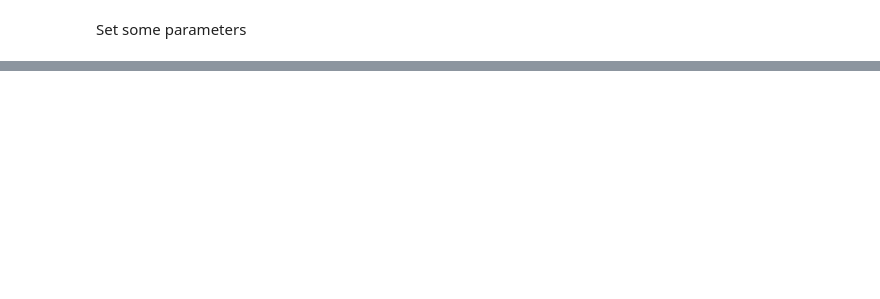
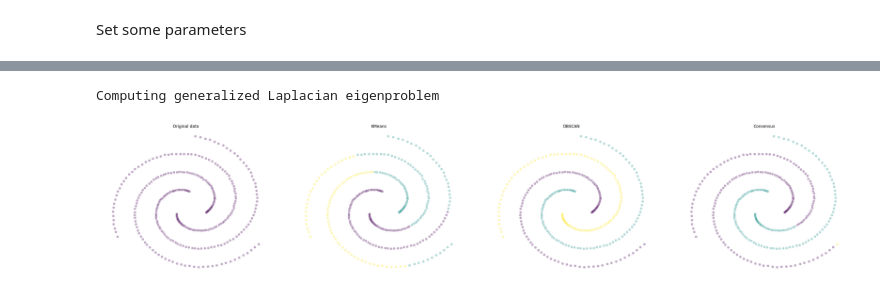
Before and after one commit to clustertoolsgroup/clustertools_project, a Jupyter notebook: even_more_examples.ipynb, the cells around one changed output, grey strips where cells are left out. Saved outputs shown, nothing was run; the diff lists cells and outputs as text; code cells hidden in the pictures; blank space fills up the shorter version.

```diff
--- a/even_more_examples.ipynb
+++ b/even_more_examples.ipynb
@@ -163,0 +184,59 @@ Finished after 0:00:00.043312
+# %%
+# Init
+data = spiral
+no_labels = [0] * len(data)
+
+# Fit DBSCAN and KMeans
+dbscan_obj = density.DBSCAN(data, eps=0.6, minPts=5, verbose=False)
+dbscan_labels = dbscan_obj.cluster_labels
+for i in range(len(dbscan_labels)):
+    if dbscan_labels[i] == 'noise':
+        dbscan_labels[i] = 0
+dbscan_obj2 = density.DBSCAN(data, eps=1, minPts=10, verbose=False)
+dbscan_labels2 = dbscan_obj2.cluster_labels
+for i in range(len(dbscan_labels2)):
+    if dbscan_labels2[i] == 'noise':
+        dbscan_labels2[i] = 0
+k = 3
+num_clusterings = 10
+kmeans_objects = []
+dbscan_objects = [dbscan_obj]*num_clusterings
+for i in range(num_clusterings):
+    kmeans_obj = cl_dist.KMeans(data, k=i+3, verbose=False)
+    kmeans_labels = kmeans_obj.cluster_labels
+    kmeans_objects.append(kmeans_obj)
+
+kmeans_obj = cl_dist.KMeans(data, k, verbose=False)
+kmeans_labels = kmeans_obj.cluster_labels
+kmeans_obj2 = cl_dist.KMeans(data, k, verbose=False)
+kmeans_labels2 = kmeans_obj2.cluster_labels
+
+# Fit consensus
+#clusterings = [*kmeans_objects, *dbscan_objects]
+#clusterings = [*kmeans_objects]
+clusterings = [kmeans_obj, dbscan_obj]
+recluster_what = 'points'
+how = 'spectral'
+consensus_obj = consensus.Consensus(clusterings=clusterings, k=k, recluster_what=recluster_what, how=how, verbose=False)
+consensus_labels = consensus_obj.cluster_labels
+
+# Plot results
+#labels = [no_labels, kmeans_labels, kmeans_labels2, dbscan_labels, dbscan_labels2, consensus_labels]
+labels = [no_labels, kmeans_labels, dbscan_labels, consensus_labels]
+num_plots = 4
+f, axarr = plt.subplots(1,num_plots, figsize=(40,8))
+
+for i in range(num_plots):
+    axarr[i].scatter(data[:, 0], data[:, 1], alpha=.3, c=labels[i])
+    axarr[i].axis('off')
+
+axarr[0].set_title('Original data')
+axarr[1].set_title('KMeans')
+axarr[2].set_title('DBSCAN')
+axarr[3].set_title('Consensus')
+#axarr[4].set_title('DBSCAN2')
+#axarr[5].set_title('Consensus')
+plt.show()
+# %% [output]
+Computing generalized Laplacian eigenproblem
+[figure, added]
```
Also changed, not shown: parts of 9 cells of this notebook.
